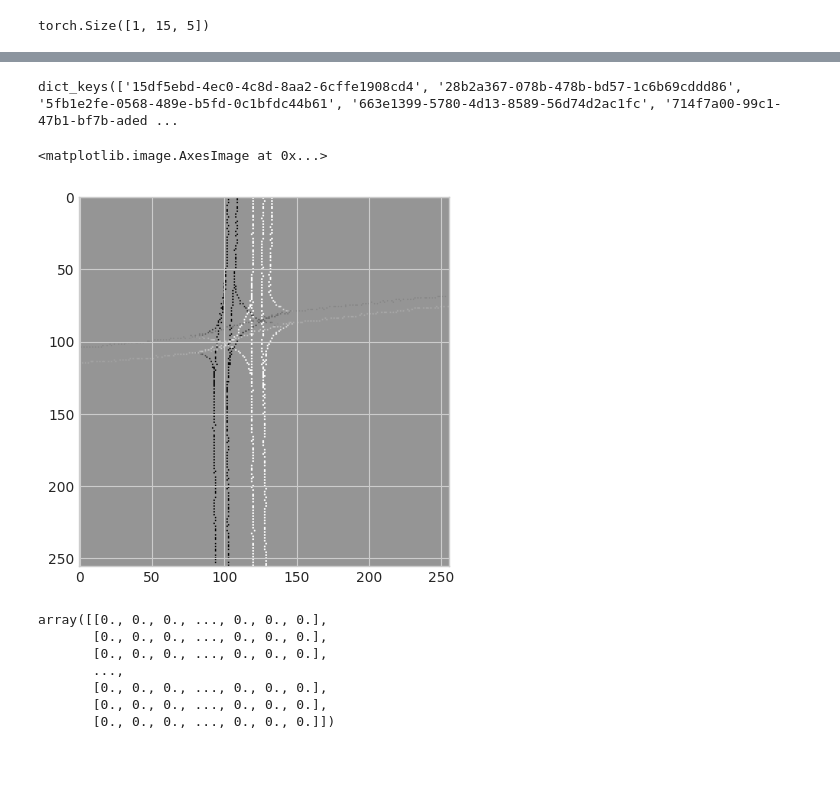
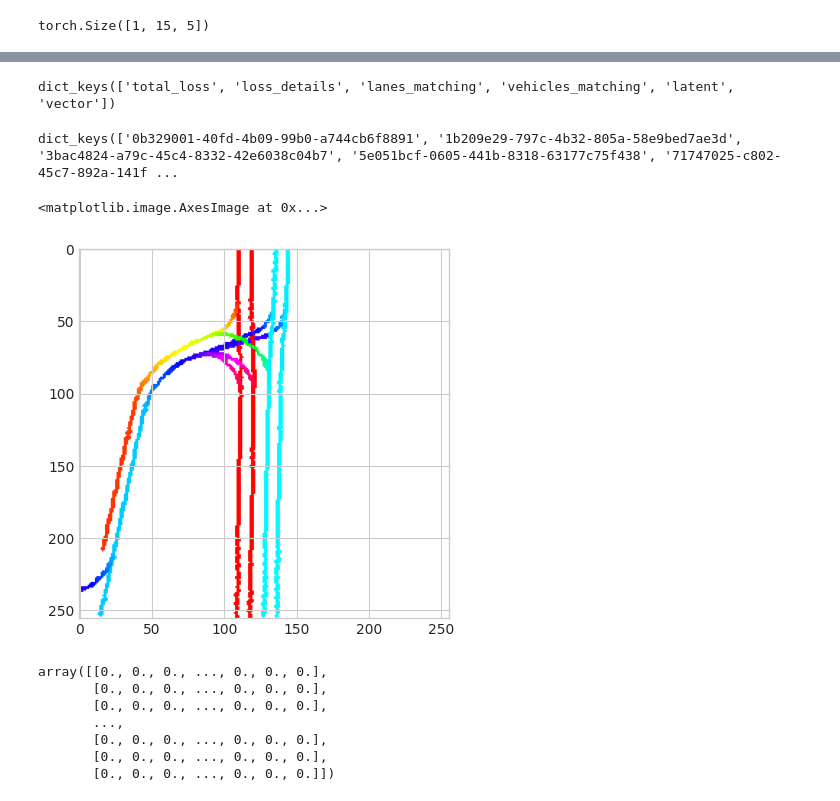
Before and after one commit to mrabiabrn/bev-autoencoder, a Jupyter notebook: Untitled.ipynb, the cells around one changed output, grey strips where cells are left out. Cells and saved outputs as stored; diff of their text form; code cells hidden in the pictures; blank space fills up the shorter version.

```diff
--- a/Untitled.ipynb
+++ b/Untitled.ipynb
@@ -871,5 +855,8 @@ tgt_types = [ 'LANES', 'VEHICLES',]
 for tgt_type in tgt_types:
     objectives_dict.update(objective.compute(predictions, targets, matchings_dict, tgt_type))
 # %%
-objectives_dict
+from dataset import NuScenesDatasetWrapper
+datamodule = NuScenesDatasetWrapper(cfg)
+trainset = datamodule.train()
+valset = datamodule.val()
 # %% [output]
@@ -893,0 +900,3 @@ plt.imshow(target['color_mask'].permute(1,2,0).detach())
+# %%
+batch = trainset[0] #trainset[0]
+#batch = next(iter(val_dataloader))
@@ -893,0 +919,4 @@ plt.imshow(target['color_mask'].permute(1,2,0).detach())
+# %%
+from models.wrapper import RVAEWrapper
+model = RVAEWrapper(args).cuda().eval()
+model.load_state_dict(new_state_dict)
@@ -893,0 +925,5 @@ plt.imshow(target['color_mask'].permute(1,2,0).detach())
+# %%
+batch['features'] = batch['features'].cuda()
+for tgt_type in ['VEHICLES', 'LANES']:
+    for k in ['vector', 'mask']:
+        batch['targets'][tgt_type][k] = batch['targets'][tgt_type][k].unsqueeze(0).clone().cuda()   # .unsqueeze(0)
@@ -893,0 +1234,4 @@ plt.imshow(target['color_mask'].permute(1,2,0).detach())
+# %%
+out.keys()
+# %% [output]
+dict_keys(['total_loss', 'loss_details', 'lanes_matching', 'vehicles_matching', 'latent', 'vector'])
@@ -906,11 +1258,23 @@ from nuscenes.eval.common.utils import quaternion_yaw
 from nuscenes.prediction.helper import angle_of_rotation, angle_diff
 
 static_layer_rasterizer = StaticLayerRasterizer(helper)
-sample_token_img = '3481dbfd65864925b4a4b2d6b7256d44'
+'''
+sample_token_img = valset.samples[0]['token']   #'3481dbfd65864925b4a4b2d6b7256d44'
 map_name = static_layer_rasterizer.helper.get_map_name_from_sample_token(sample_token_img)
 
 x, y = np.array([427.96858346929594 ,1622.1558281210846])                                                                          # ego trans
 yaw = quaternion_yaw(Quaternion(np.array([0.27668389210179944, -0.0026796705507768723, 0.00471221945277763, 0.9609456999253227]))) # ego rot
+'''
+sample = valset.samples[0] #trainset.samples[2000]
+egopose = nusc.get('ego_pose', nusc.get('sample_data', sample['data']['LIDAR_TOP'])['ego_pose_token'])
+trans = egopose['translation']
+rot = egopose['rotation']
+sample_token = sample['token']
+
+map_name = trainset.lane_rasterizer.helper.get_map_name_from_sample_token(sample_token)
+
+x, y = trans[:2]                                                                          # ego trans
+yaw = quaternion_yaw(Quaternion(rot))
 
 static_layer_rasterizer.meters_ahead = 64.0
 static_layer_rasterizer.meters_behind = 64.0
@@ -935,14 +1299,10 @@ discretization_resolution_meters=1
 map_api=static_layer_rasterizer.maps[map_name]
 
 agent_pixels = int(image_side_length_pixels / 2), int(image_side_length_pixels / 2)
-base_image = np.zeros((image_side_length_pixels, image_side_length_pixels, 3))
+base_image = np.full((image_side_length_pixels, image_side_length_pixels, 3), 255.0)
 
 lanes = get_lanes_in_radius(agent_x, agent_y, radius, discretization_resolution_meters, map_api)
 print(lanes.keys())
-new_lane = {'64794f7f-32ab-4f34-a1ec-96dc442ed65c': lanes['64794f7f-32ab-4f34-a1ec-96dc442ed65c']}
-new_lane = {'f83b33f4-f455-4801-b38e-fded988784c3': lanes['f83b33f4-f455-4801-b38e-fded988784c3']}
-new_lane = {'e37338d9-073c-4135-94f7-75460028de90': lanes['e37338d9-073c-4135-94f7-75460028de90']}
-new_lane = {'bbad377b-187d-48c9-a240-551c9d399574': lanes['bbad377b-187d-48c9-a240-551c9d399574']}
 new_lane = lanes
 
 image = base_image
@@ -1041,38 +1401,38 @@ for poses_along_lane in lanes.values():
 
         if rotated_start[0] >= image_side_length_pixels or rotated_start[0] < 0 or rotated_start[1] >= image_side_length_pixels or rotated_start[1] < 0:
             continue
 
         angle = angle_diff(agent_yaw_in_radians,  start_pose[2], 2*np.pi) + np.pi # [-pi, +pi] + pi --> [0, 2*pi]
         u = np.cos(angle)    # -1, 1
         v = np.sin(angle)    # -1, 1
         lanes_raster[rotated_start[1], rotated_start[0]] = np.array([u, v])       # encoding relative orientation
 
         lanes_eliminated[-1].append(rotated_start)
 
-        #color = color_function(agent_yaw_in_radians, start_pose[2])
+        color = color_function(agent_yaw_in_radians, start_pose[2])
 
-        #cv2.line(image, rotated_start, rotated_end, color, thickness=2)
+        cv2.line(image, rotated_start, rotated_end, color, thickness=2)
 
     cur_lane = lanes_eliminated[-1]
     if len(cur_lane) < 3:
         for pixel in cur_lane:
             lanes_raster[pixel[1], pixel[0]][0] = 0
             lanes_raster[pixel[1], pixel[0]][1] = 0
         continue
     lanes_in_frame.append(cur_lane)
 
 
 for lane_idx, lane in enumerate(lanes_in_frame):
     lane_pts_sampled = resample_lane_pts(lane, num_samples=num_line_poses)
     lanes_vector[lane_idx] = lane_pts_sampled
 
 lanes_labels[: len(lanes_in_frame)] = True
 
-plt.imshow(lanes_raster[:,:,0]) #lanes_raster[:,:,0]) #image.astype("uint8")) #
+plt.imshow(image.astype("uint8")) #lanes_raster[:,:,0]) #image.astype("uint8")) #
 # %% [output]
-dict_keys(['15df5ebd-4ec0-4c8d-8aa2-6cffe1908cd4', '28b2a367-078b-478b-bd57-1c6b69cddd86', '5fb1e2fe-0568-489e-b5fd-0c1bfdc44b61', '663e1399-5780-4d13-8589-56d74d2ac1fc', '714f7a00-99c1-47b1-bf7b-aded ...
+dict_keys(['0b329001-40fd-4b09-99b0-a744cb6f8891', '1b209e29-797c-4b32-805a-58e9bed7ae3d', '3bac4824-a79c-45c4-8332-42e6038c04b7', '5e051bcf-0605-441b-8318-63177c75f438', '71747025-c802-45c7-892a-141f ...
 <matplotlib.image.AxesImage at 0x...>
-[figure, old version]
+[figure, new version]
 # %%
 mask
 # %% [output]
```
Also changed, not shown: parts of 27 cells of this notebook, 16 other files.
